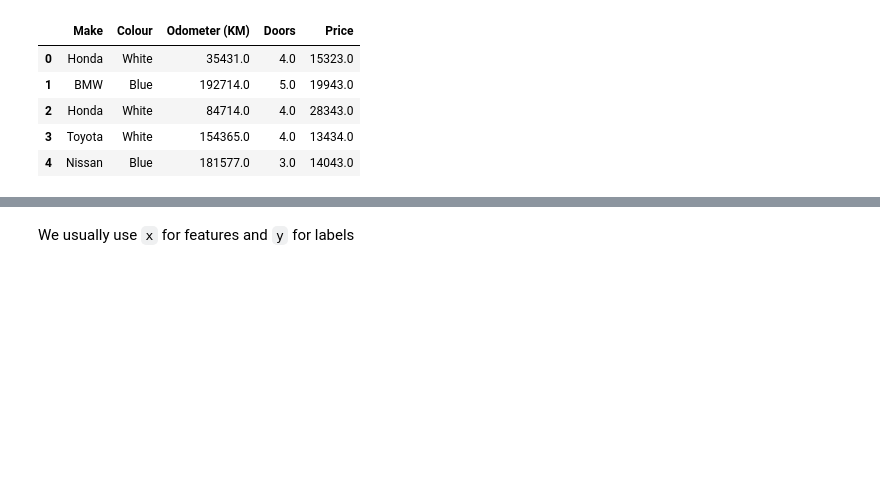
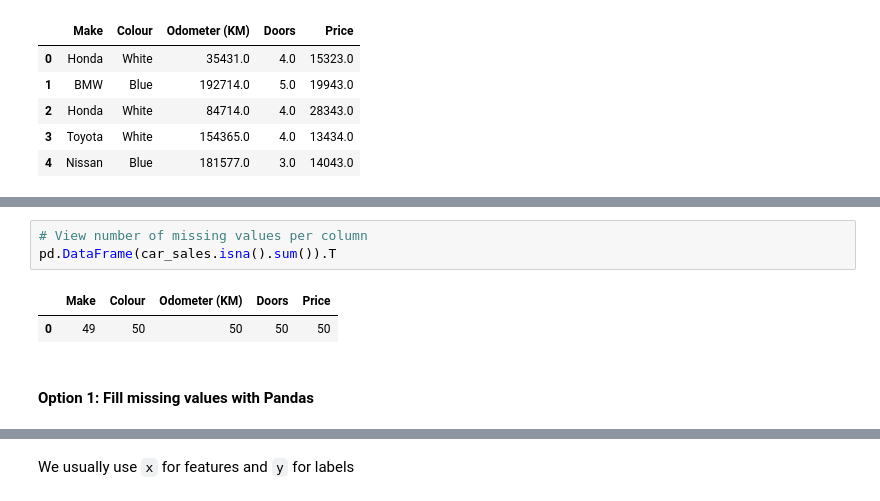
Before and after one commit to yazeedmomani/machine-learning, a Jupyter notebook: 04_scikit-learn_draft_01.ipynb, the cells around one changed output, grey strips where cells are left out. Saved outputs shown, nothing was run; the diff lists cells and outputs as text; blank space fills up the shorter version.

```diff
--- a/04_scikit-learn.ipynb
+++ b/04_scikit-learn_draft_01.ipynb
@@ -280,0 +289,8 @@ car_sales.head()
+# %%
+# View number of missing values per column
+pd.DataFrame(car_sales.isna().sum()).T
+# %% [output]
+|  | Make | Colour | Odometer (KM) | Doors | Price |
+| 0 | 49 | 50 | 50 | 50 | 50 |
+# %% [markdown]
+#### Option 1: Fill missing values with Pandas
```
Also changed, not shown: parts of 10 cells of this notebook, 2 other files.
